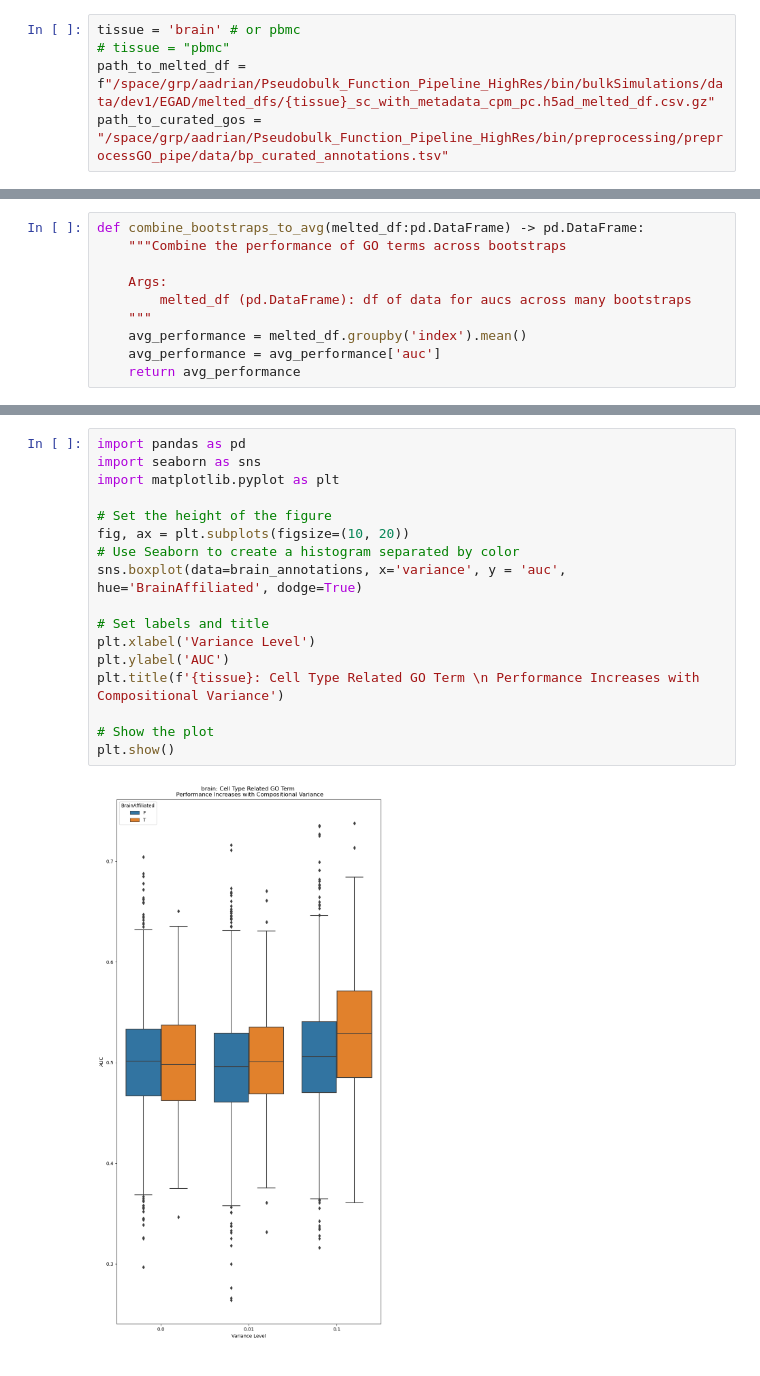
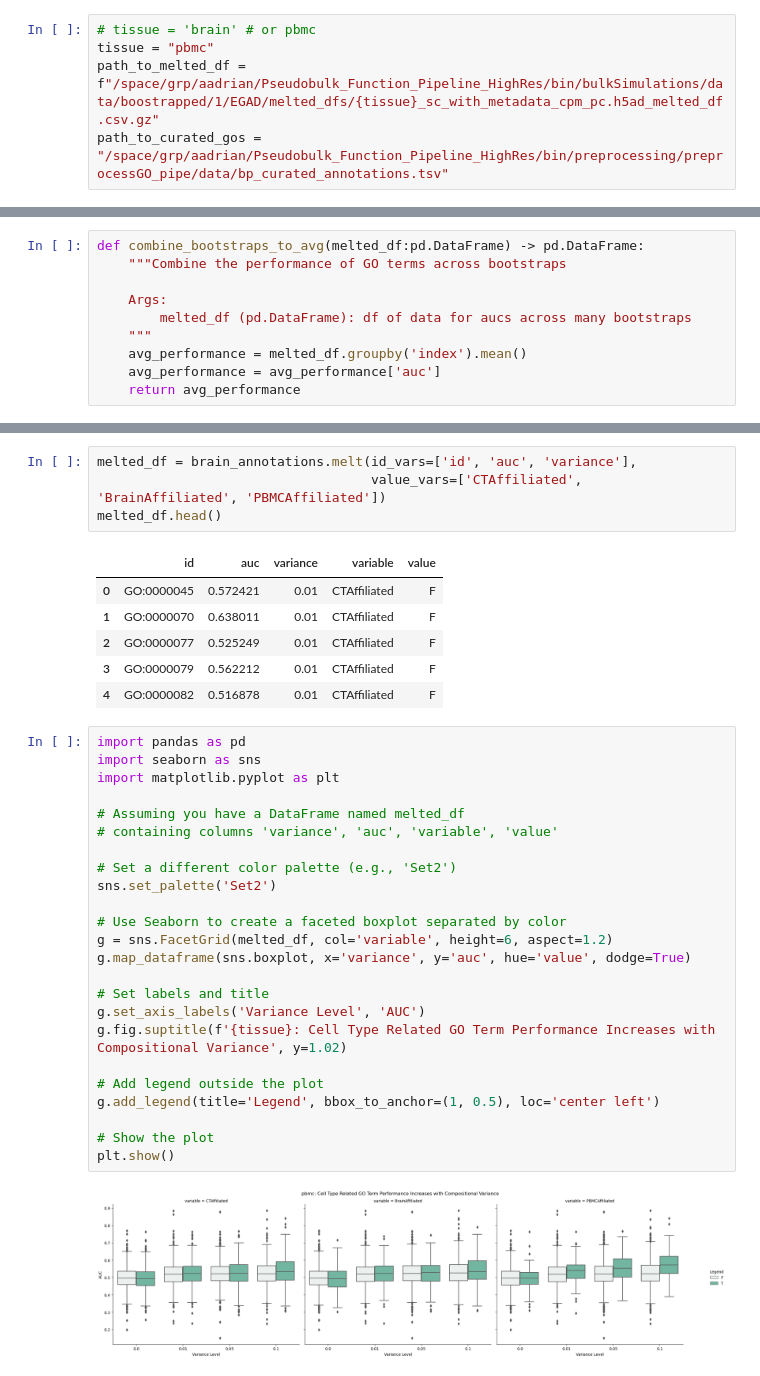
Before and after one commit to AlexAdrian-Hamazaki/Pseudobulk_Function_Pipeline, a Jupyter notebook: bin/bulkSimulations/bin/notebooks/analysis.ipynb, the cells around one changed output, grey strips where cells are left out. Drawn from its saved outputs; the diff is of its cells as text.

```diff
--- a/bin/bulkSimulations/bin/notebooks/analysis.ipynb
+++ b/bin/bulkSimulations/bin/notebooks/analysis.ipynb
@@ -1,9 +1,9 @@
 # %%
 import pandas as pd
 # %%
-tissue = 'brain' # or pbmc
-# tissue = "pbmc"
-path_to_melted_df = f"/space/grp/aadrian/Pseudobulk_Function_Pipeline_HighRes/bin/bulkSimulations/data/dev1/EGAD/melted_dfs/{tissue}_sc_with_metadata_cpm_pc.h5ad_melted_df.csv.gz"
+# tissue = 'brain' # or pbmc
+tissue = "pbmc"
+path_to_melted_df = f"/space/grp/aadrian/Pseudobulk_Function_Pipeline_HighRes/bin/bulkSimulations/data/boostrapped/1/EGAD/melted_dfs/{tissue}_sc_with_metadata_cpm_pc.h5ad_melted_df.csv.gz"
 path_to_curated_gos = "/space/grp/aadrian/Pseudobulk_Function_Pipeline_HighRes/bin/preprocessing/preprocessGO_pipe/data/bp_curated_annotations.tsv"
 # %%
 df_brain_melted = pd.read_csv(path_to_melted_df, index_col = 0)
@@ -71,19 +64,37 @@ brain_annotations
+# %%
+melted_df = brain_annotations.melt(id_vars=['id', 'auc', 'variance'],
+                                   value_vars=['CTAffiliated', 'BrainAffiliated', 'PBMCAffiliated'])
+melted_df.head()
+# %% [output]
+|  | id | auc | variance | variable | value |
+| 0 | GO:0000045 | 0.572421 | 0.01 | CTAffiliated | F |
+| 1 | GO:0000070 | 0.638011 | 0.01 | CTAffiliated | F |
+| 2 | GO:0000077 | 0.525249 | 0.01 | CTAffiliated | F |
+| 3 | GO:0000079 | 0.562212 | 0.01 | CTAffiliated | F |
+| 4 | GO:0000082 | 0.516878 | 0.01 | CTAffiliated | F |
 # %%
 import pandas as pd
 import seaborn as sns
 import matplotlib.pyplot as plt
 
-# Set the height of the figure
-fig, ax = plt.subplots(figsize=(10, 20))
-# Use Seaborn to create a histogram separated by color
-sns.boxplot(data=brain_annotations, x='variance', y = 'auc', hue='BrainAffiliated', dodge=True)
+# Assuming you have a DataFrame named melted_df
+# containing columns 'variance', 'auc', 'variable', 'value'
+
+# Set a different color palette (e.g., 'Set2')
+sns.set_palette('Set2')
+
+# Use Seaborn to create a faceted boxplot separated by color
+g = sns.FacetGrid(melted_df, col='variable', height=6, aspect=1.2)
+g.map_dataframe(sns.boxplot, x='variance', y='auc', hue='value', dodge=True)
 
 # Set labels and title
-plt.xlabel('Variance Level')
-plt.ylabel('AUC')
-plt.title(f'{tissue}: Cell Type Related GO Term \n Performance Increases with Compositional Variance')
+g.set_axis_labels('Variance Level', 'AUC')
+g.fig.suptitle(f'{tissue}: Cell Type Related GO Term Performance Increases with Compositional Variance', y=1.02)
+
+# Add legend outside the plot
+g.add_legend(title='Legend', bbox_to_anchor=(1, 0.5), loc='center left')
 
 # Show the plot
 plt.show()
 # %% [output]
-[figure, old version]
+[figure, new version]
```
Also changed, not shown: parts of 6 cells of this notebook, 7 other files.
